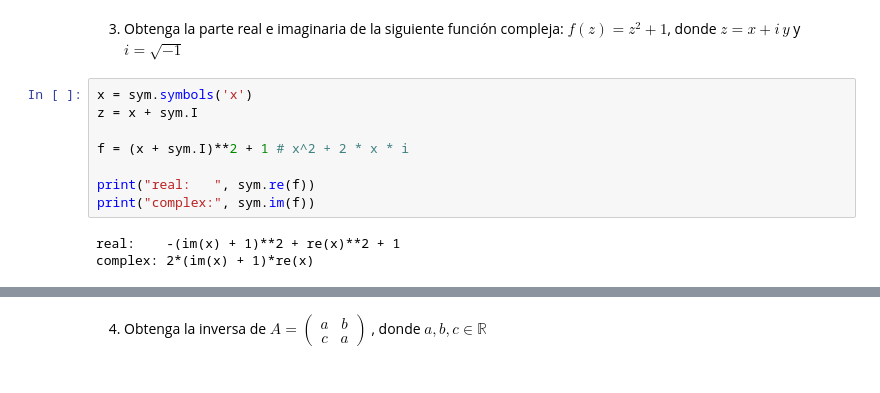
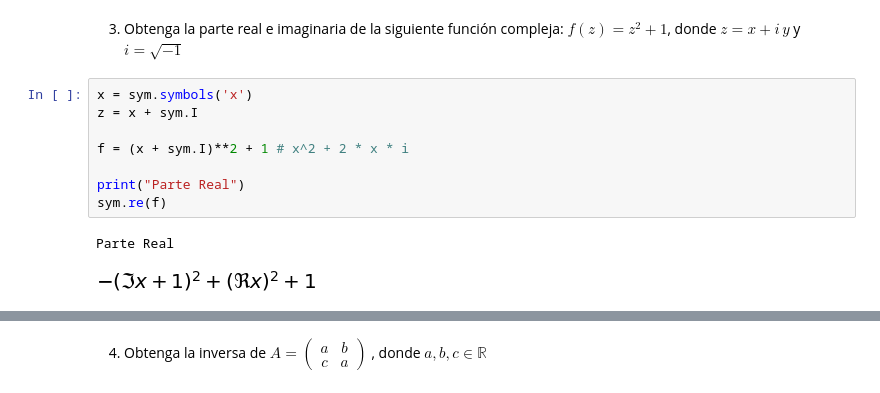
Before and after one commit to mijara/notebooks, a Jupyter notebook: tarea1/src/Tarea_1_CC1_2017.ipynb, the cells around one changed output, grey strips where cells are left out. Cells and saved outputs as stored; diff of their text form.

```diff
--- a/Tarea_1_CC1_2017.ipynb
+++ b/tarea1/src/Tarea_1_CC1_2017.ipynb
@@ -211,11 +201,11 @@ sym.diff(c * s, x)
 # %%
 x = sym.symbols('x')
 z = x + sym.I
 
 f = (x + sym.I)**2 + 1 # x^2 + 2 * x * i
 
-print("real:   ", sym.re(f))
-print("complex:", sym.im(f))
+print("Parte Real")
+sym.re(f)
 # %% [output]
-real:    -(im(x) + 1)**2 + re(x)**2 + 1
-complex: 2*(im(x) + 1)*re(x)
+Parte Real
+[figure, added]
```
Also changed, not shown: parts of 14 cells of this notebook, 2 other files.
